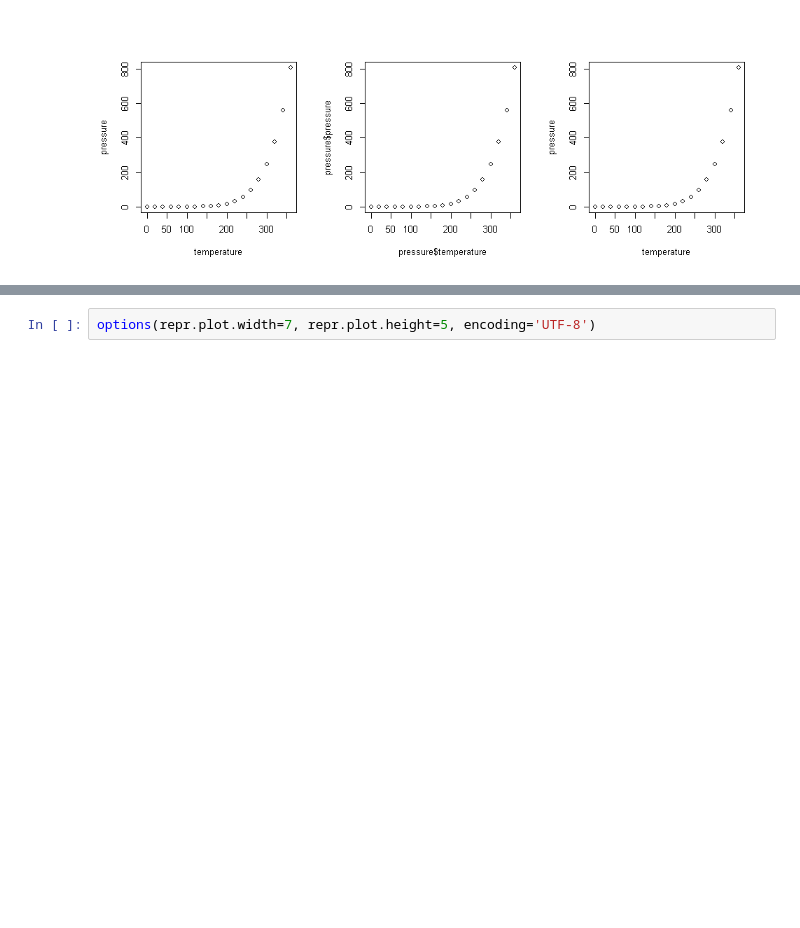
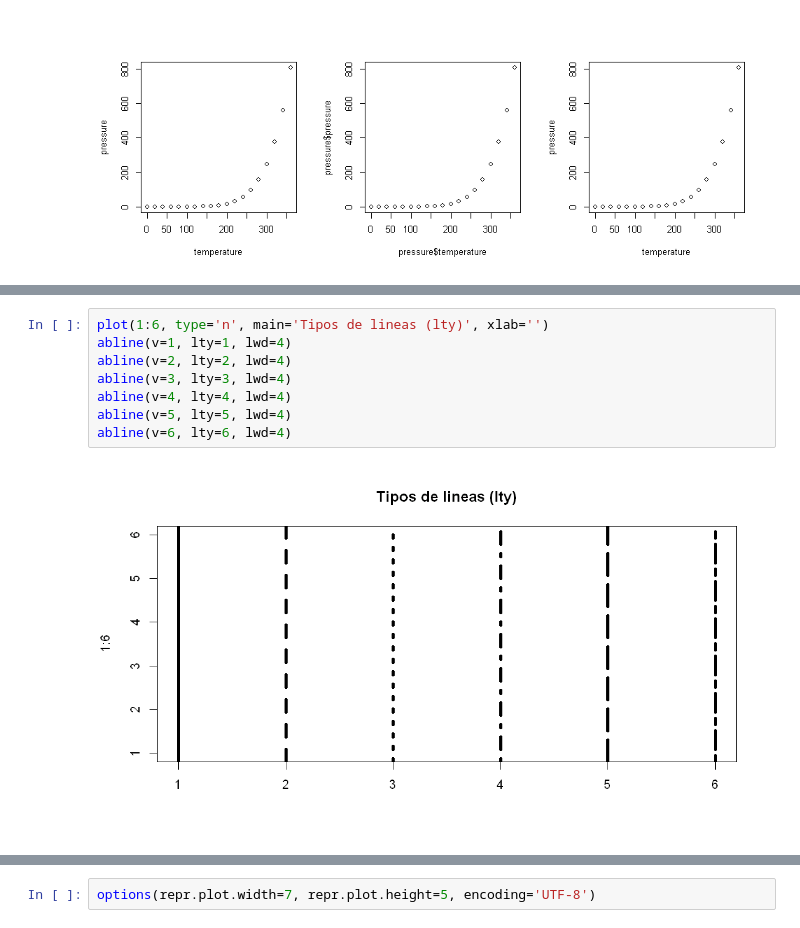
Before and after one commit to JEstebanMejiaV/Mineria.de.Datos.Aplicada, a Jupyter notebook: Vizualización/Introducción a la vizuaización en R.ipynb, the cells around one changed output, grey strips where cells are left out. Drawn from its saved outputs; the diff is of its cells as text; blank space fills up the shorter version.

```diff
--- a/Vizualización/Introducción a la vizuaización en R.ipynb
+++ b/Vizualización/Introducción a la vizuaización en R.ipynb
@@ -41,0 +66,10 @@ plot(y, type="h")
+# %%
+plot(1:6, type='n', main='Tipos de lineas (lty)', xlab='')
+abline(v=1, lty=1, lwd=4)
+abline(v=2, lty=2, lwd=4)
+abline(v=3, lty=3, lwd=4)
+abline(v=4, lty=4, lwd=4)
+abline(v=5, lty=5, lwd=4)
+abline(v=6, lty=6, lwd=4)
+# %% [output]
+[figure, added]
```
Also changed, not shown: parts of 20 cells of this notebook, 8 other files.
